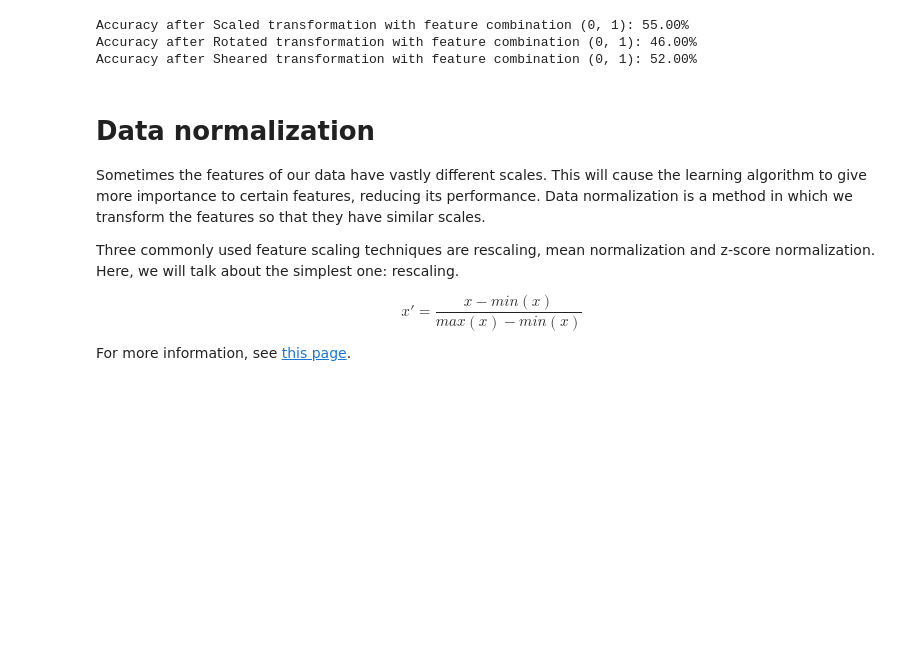
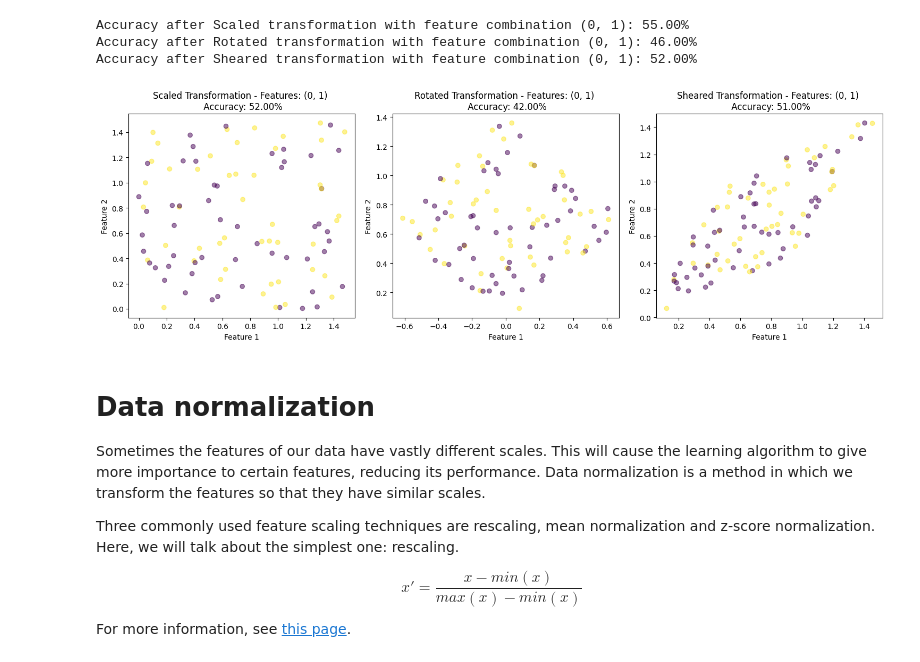
Before and after one commit to Jasper330/Jasper, a Jupyter notebook: AIML_Module_01_Lab_03_Transforming_data_using_linear_algebra.ipynb, the cells around one changed output. Drawn from its saved outputs; the diff is of its cells as text; code cells hidden in the pictures; blank space fills up the shorter version.

```diff
--- a/AIML_Module_01_Lab_03_Transforming_data_using_linear_algebra.ipynb
+++ b/AIML_Module_01_Lab_03_Transforming_data_using_linear_algebra.ipynb
@@ -493,6 +493,61 @@ for comb in feature_combinations:
 Accuracy after Scaled transformation with feature combination (0, 1): 55.00%
 Accuracy after Rotated transformation with feature combination (0, 1): 46.00%
 Accuracy after Sheared transformation with feature combination (0, 1): 52.00%
+# %%
+import numpy as np
+from itertools import combinations
+from sklearn.metrics import accuracy_score
+import matplotlib.pyplot as plt
+
+def apply_transformation(matrix, data):
+    return np.dot(data, matrix.T)
+
+def NN(train_data, train_labels, test_data):
+    return np.random.choice(np.unique(train_labels), size=test_data.shape[0])
+
+num_samples = 100
+num_features = 4
+train_feats_t = np.random.rand(num_samples, num_features)[:, :2]
+test_feats_t = np.random.rand(num_samples, num_features)[:, :2]
+train_y = np.random.randint(0, 2, num_samples)
+test_y = np.random.randint(0, 2, num_samples)
+
+scaling_matrix = np.array([[1.5, 0], [0, 1.5]])
+rotation_angle = np.radians(45)
+rotation_matrix = np.array([[np.cos(rotation_angle), -np.sin(rotation_angle)],
+                            [np.sin(rotation_angle), np.cos(rotation_angle)]])
+shearing_matrix = np.array([[1, 0.5], [0.5, 1]])
+
+num_features = train_feats_t.shape[1]
+feature_combinations = list(combinations(range(num_features), 2))
+
+fig, axs = plt.subplots(len(feature_combinations), 3, figsize=(15, 5 * len(feature_combinations)))
+
+for idx, comb in enumerate(feature_combinations):
+    train_feats_subset = train_feats_t[:, comb]
+    test_feats_subset = test_feats_t[:, comb]
+
+    train_feats_scaled = apply_transformation(scaling_matrix, train_feats_subset)
+    train_feats_rotated = apply_transformation(rotation_matrix, train_feats_subset)
+    train_feats_sheared = apply_transformation(shearing_matrix, train_feats_subset)
+
+    for idx in range(3):
+        transformed_data = [train_feats_scaled, train_feats_rotated, train_feats_sheared][idx]
+        name = ['Scaled', 'Rotated', 'Sheared'][idx]
+        ax = axs[idx]
+
+        test_pred = NN(transformed_data, train_y, test_feats_subset)
+        acc = accuracy_score(test_y, test_pred)
+
+        ax.scatter(transformed_data[:, 0], transformed_data[:, 1], c=train_y, alpha=0.5)
+        ax.set_title(f'{name} Transformation - Features: {comb} \n Accuracy: {acc * 100:.2f}%')
+        ax.set_xlabel('Feature 1')
+        ax.set_ylabel('Feature 2')
+
+plt.tight_layout()
+plt.show()
+# %% [output]
+[figure, added]
 # %% [markdown]
 # Data normalization
 
```
